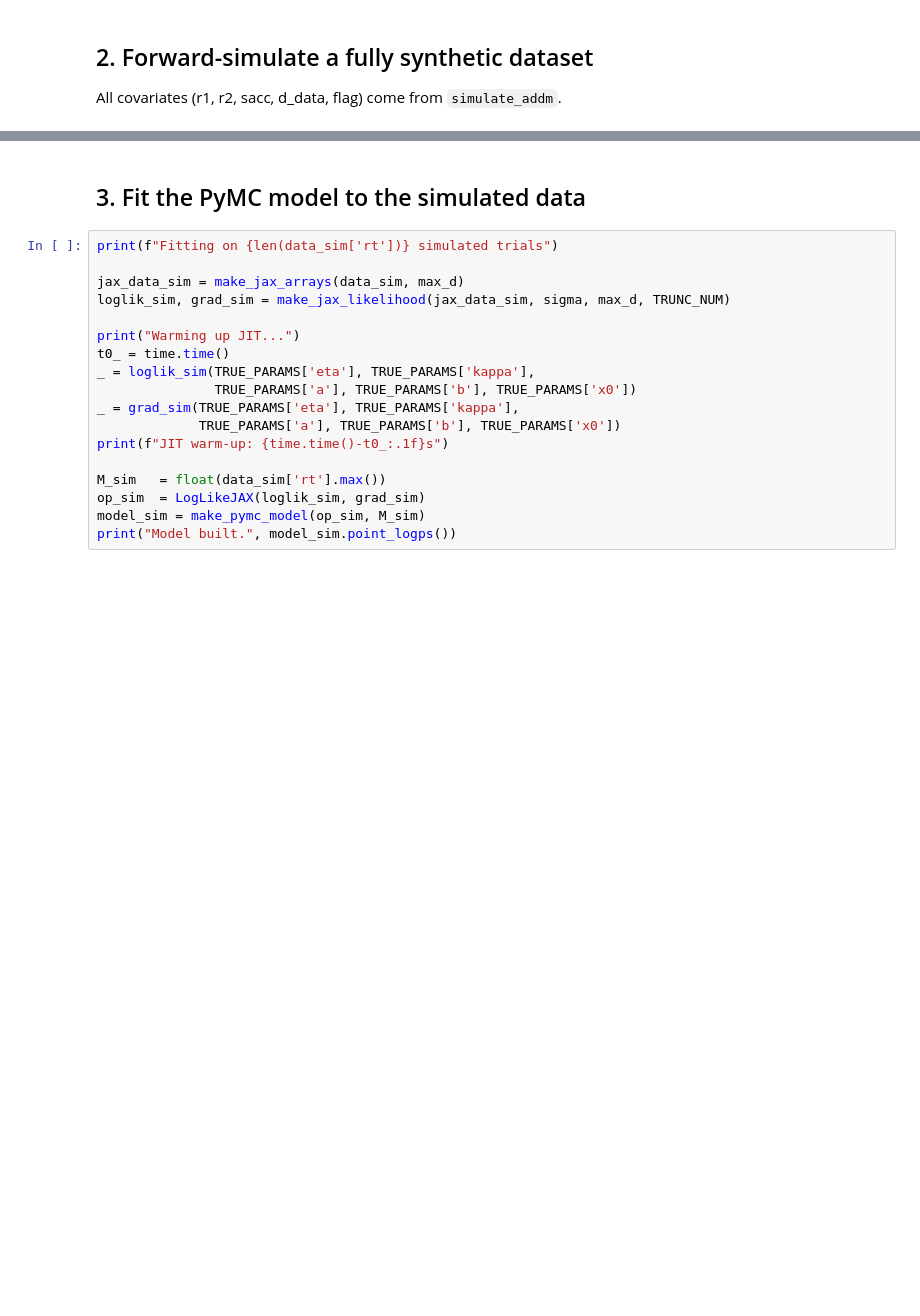
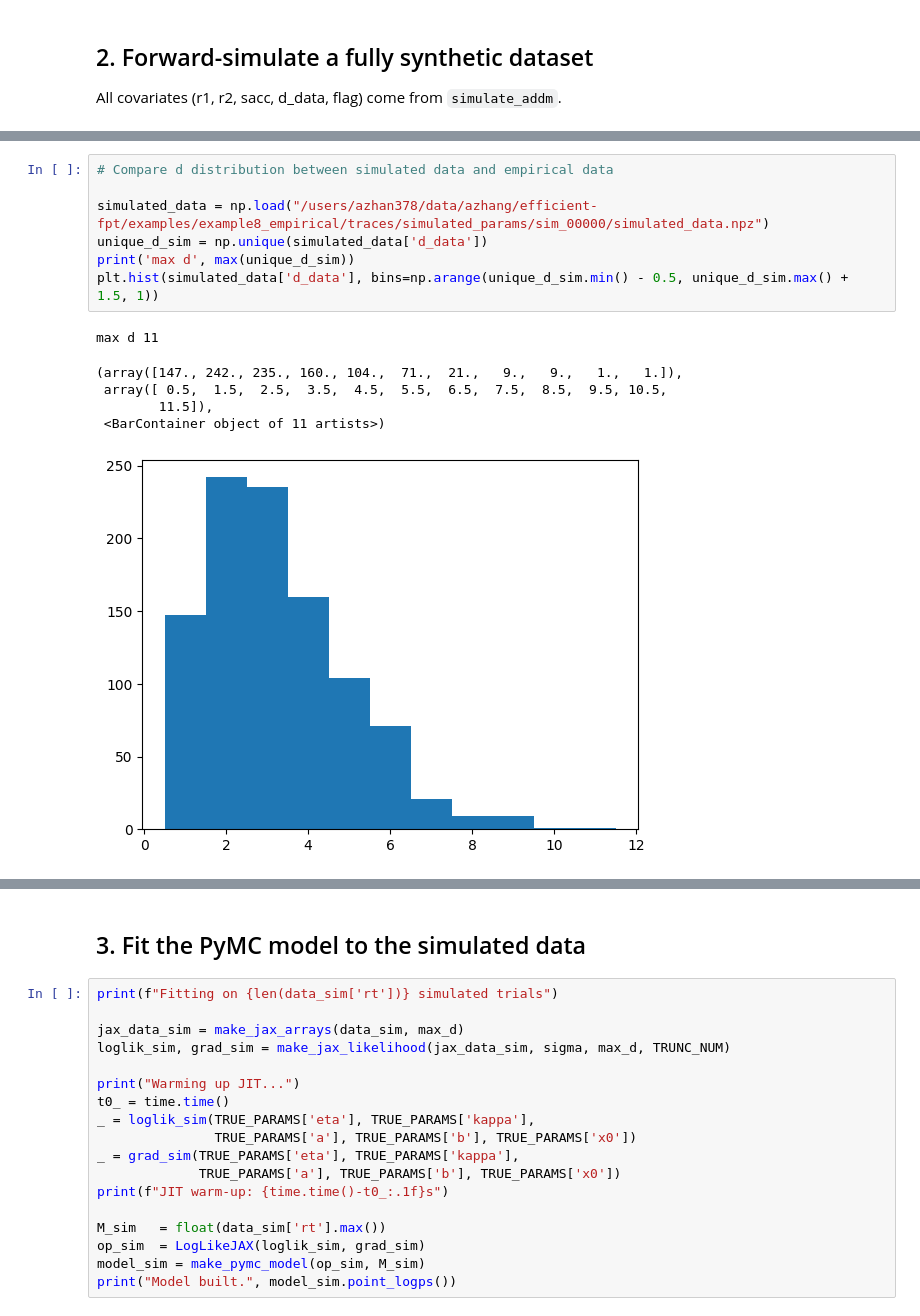
Before and after one commit to AndrewZhang599/efficient-fpt, a Jupyter notebook: examples/example8_empirical/param_recovery_simulated.ipynb, the cells around one changed output, grey strips where cells are left out. Drawn from its saved outputs; the diff is of its cells as text; blank space fills up the shorter version.

```diff
--- a/examples/example8_empirical/param_recovery_simulated.ipynb
+++ b/examples/example8_empirical/param_recovery_simulated.ipynb
@@ -248,0 +283,14 @@ All covariates (r1, r2, sacc, d_data, flag) come from `simulate_addm`.
+# %%
+# Compare d distribution between simulated data and empirical data
+
+simulated_data = np.load("/users/azhan378/data/azhang/efficient-fpt/examples/example8_empirical/traces/simulated_params/sim_00000/simulated_data.npz")
+unique_d_sim = np.unique(simulated_data['d_data'])
+print('max d', max(unique_d_sim))
+plt.hist(simulated_data['d_data'], bins=np.arange(unique_d_sim.min() - 0.5, unique_d_sim.max() + 1.5, 1))
+# %% [output]
+max d 11
+(array([147., 242., 235., 160., 104.,  71.,  21.,   9.,   9.,   1.,   1.]),
+ array([ 0.5,  1.5,  2.5,  3.5,  4.5,  5.5,  6.5,  7.5,  8.5,  9.5, 10.5,
+        11.5]),
+ <BarContainer object of 11 artists>)
+[figure, added]
```
Also changed, not shown: parts of 18 cells of this notebook, 3 other files.
